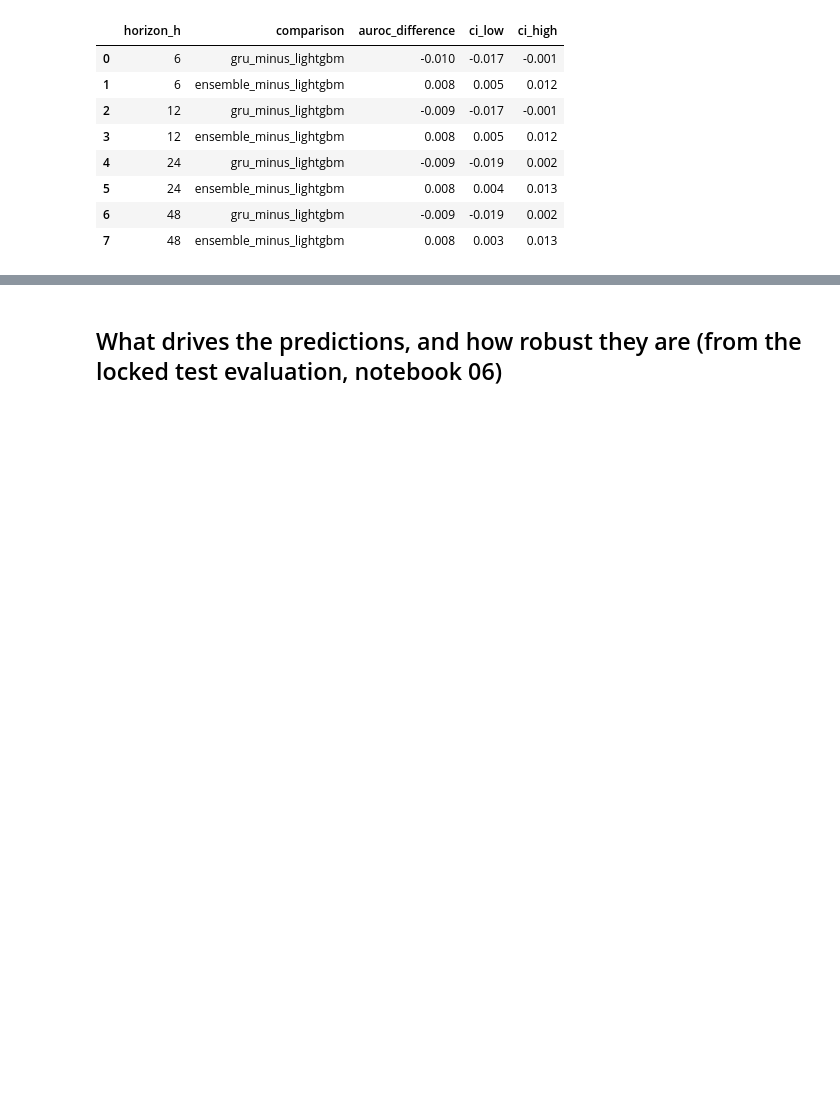
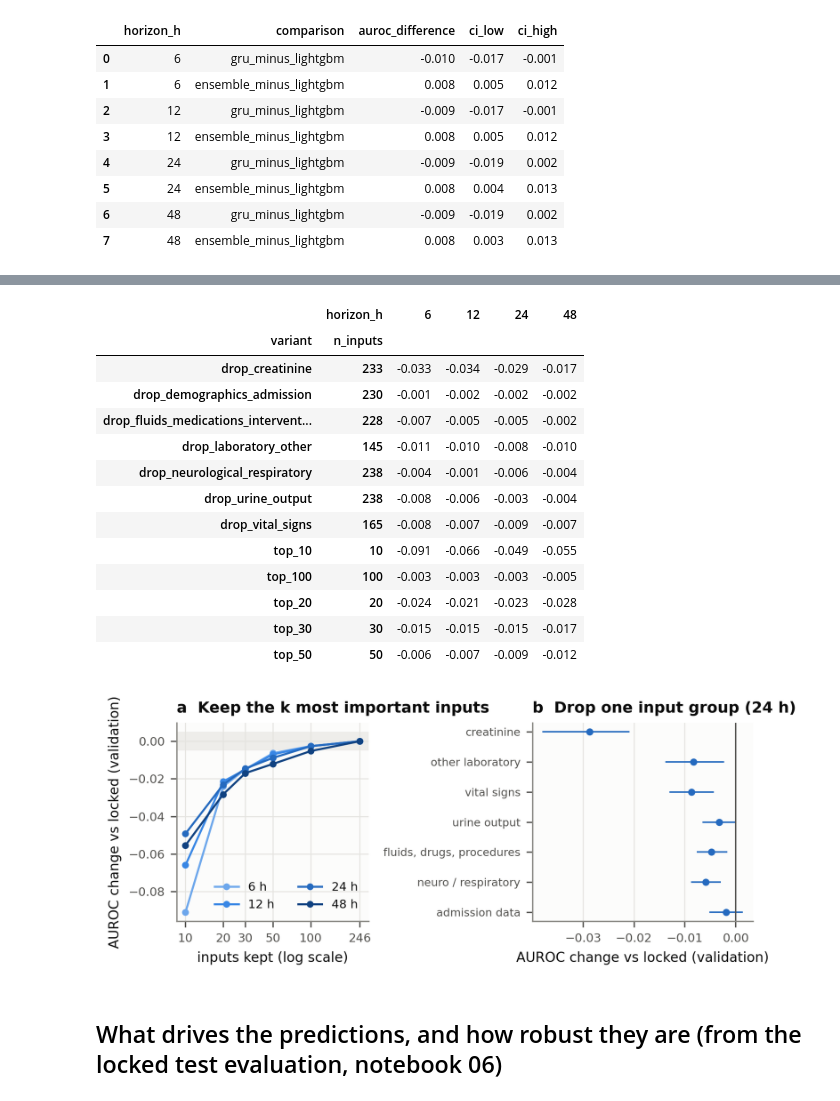
Before and after one commit to bdu-dgs/AIForHealth-AKIEarlyWarning-mirror, a Jupyter notebook: pipeline/07_results_prediction.ipynb, the cells around one changed output, grey strips where cells are left out. Drawn from its saved outputs; the diff is of its cells as text; code cells hidden in the pictures; blank space fills up the shorter version.

```diff
--- a/pipeline/07_results_prediction.ipynb
+++ b/pipeline/07_results_prediction.ipynb
@@ -116,3 +119,23 @@ display(pd.read_csv(R / "sequence_model_v1" / "validation_auroc_differences.csv"
+# %%
+a = pd.read_csv(R / "feature_ablation_v1" / "validation_differences.csv")
+display(a.pivot(index=["variant", "n_inputs"], columns="horizon_h", values="auroc_difference").round(3))
+show("fig_feature_ablation")
+# %% [output]
+|  | horizon_h | 6 | 12 | 24 | 48 |
+| variant | n_inputs |  |  |  |  |
+| drop_creatinine | 233 | -0.033 | -0.034 | -0.029 | -0.017 |
+| drop_demographics_admission | 230 | -0.001 | -0.002 | -0.002 | -0.002 |
+| drop_fluids_medications_intervent... | 228 | -0.007 | -0.005 | -0.005 | -0.002 |
+| drop_laboratory_other | 145 | -0.011 | -0.010 | -0.008 | -0.010 |
+| drop_neurological_respiratory | 238 | -0.004 | -0.001 | -0.006 | -0.004 |
+| drop_urine_output | 238 | -0.008 | -0.006 | -0.003 | -0.004 |
+| drop_vital_signs | 165 | -0.008 | -0.007 | -0.009 | -0.007 |
+| top_10 | 10 | -0.091 | -0.066 | -0.049 | -0.055 |
+| top_100 | 100 | -0.003 | -0.003 | -0.003 | -0.005 |
+| top_20 | 20 | -0.024 | -0.021 | -0.023 | -0.028 |
+| top_30 | 30 | -0.015 | -0.015 | -0.015 | -0.017 |
+| top_50 | 50 | -0.006 | -0.007 | -0.009 | -0.012 |
+[figure, added]
 # %% [markdown]
 ## What drives the predictions, and how robust they are (from the locked test evaluation, notebook 06)
 # %%
```
Also changed, not shown: parts of 1 cell of this notebook, 18 other files.
